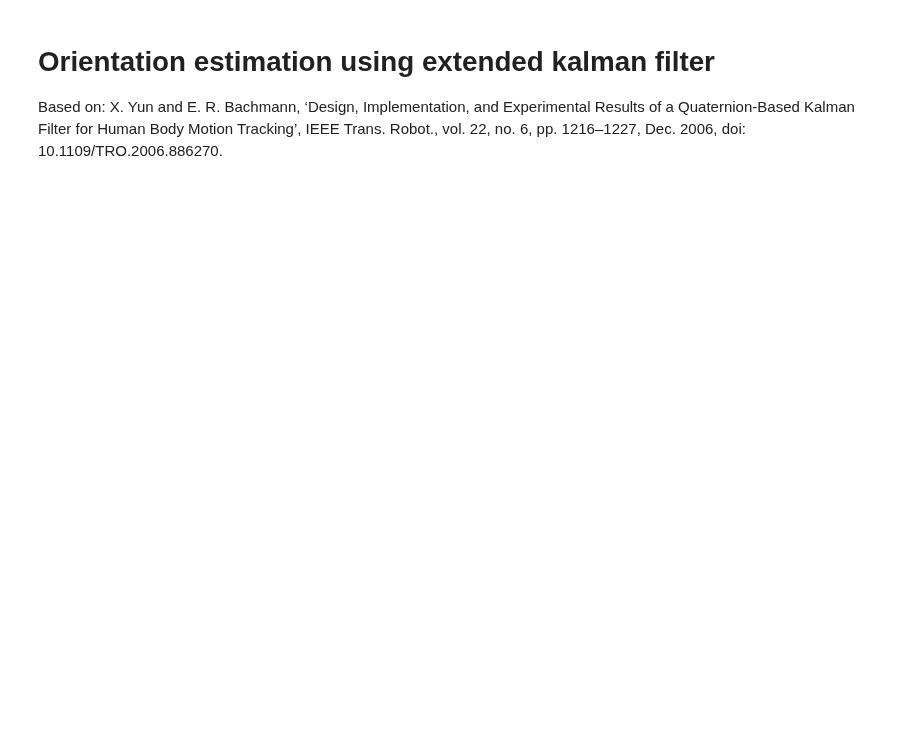
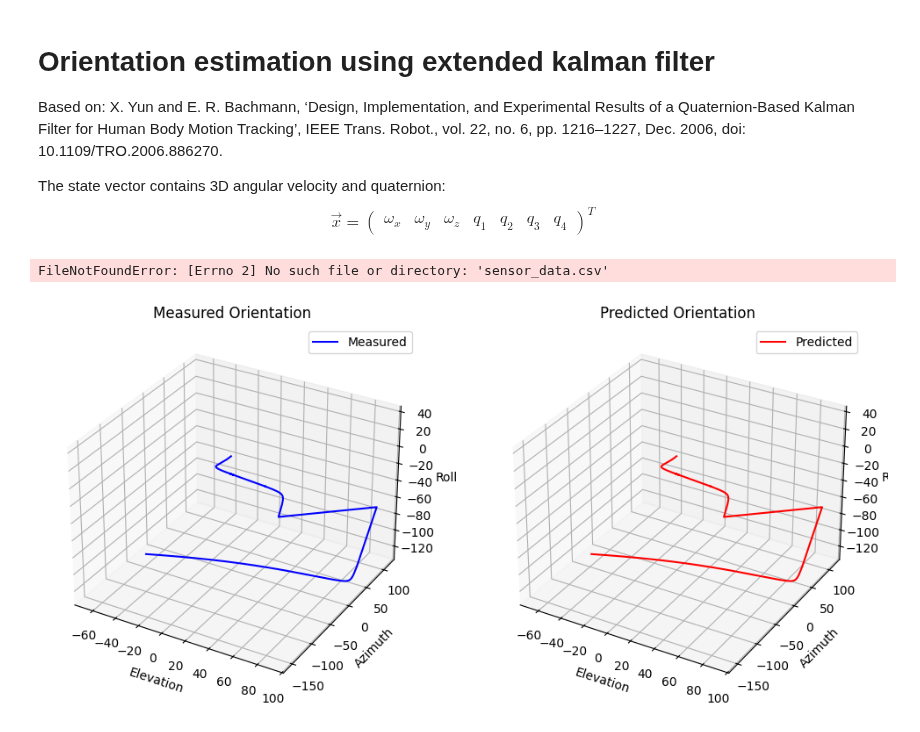
Before and after one commit to kjetteren/RaD_team1_HELIXON, a Jupyter notebook: kalman/QuaternionEKF.ipynb, the cells around one changed output. Cells and saved outputs as stored; diff of their text form; code cells hidden in the pictures; blank space fills up the shorter version.

```diff
--- a/kalman/QuaternionEKF.ipynb
+++ b/kalman/QuaternionEKF.ipynb
@@ -4,6 +8,10 @@ from filterpy.kalman import KalmanFilter
 # %% [markdown]
 # Orientation estimation using extended kalman filter
   Based on: X. Yun and E. R. Bachmann, ‘Design, Implementation, and Experimental Results of a Quaternion-Based Kalman Filter for Human Body Motion Tracking’, IEEE Trans. Robot., vol. 22, no. 6, pp. 1216–1227, Dec. 2006, doi: 10.1109/TRO.2006.886270.
+
+The state vector contains 3D angular velocity and quaternion: $$
+\vec{x} = \begin{pmatrix} \omega_x & \omega_y & \omega_z & q_1 & q_2 & q_3 & q_4 \end{pmatrix}^T
+$$
 # %%
 # this is the Jacobian (linearized version) of the state transition, equation (13)
 def phi(x, Ts, tau1, tau2, tau3):
@@ -14,6 +22,17 @@ def phi(x, Ts, tau1, tau2, tau3):
                     [(x[3]*Ts)/2, -(x[6]*Ts)/2, (x[5]*Ts)/2, (x[0]*Ts)/2, 1, (x[2]*Ts)/2, -(x[1]*Ts)/2],
                     [(x[6]*Ts)/2, (x[3]*Ts)/2, -(x[4]*Ts)/2, (x[1]*Ts)/2, -(x[2]*Ts)/2, 1, (x[0]*Ts)/2],
                     [-(x[5]*Ts)/2, (x[4]*Ts)/2, (x[3]*Ts)/2, (x[2]*Ts)/2, (x[1]*Ts)/2, -(x[0]*Ts)/2, 1]])
+
+# https://theshamblog.com/flying-around-3d-plots-with-an-imu-and-quaternions/
+def quat_to_elev_azim_roll(q, angle_offsets=(0, 0, 0)):
+    q0, q1, q2, q3 = q.w, q.x, q.y, q.z
+    phi = np.arctan2(-2*q1*q2 + 2*q0*q3, q1**2 + q0**2 - q3**2 - q2**2)
+    theta = np.arcsin(2*q1*q3 + 2*q0*q2)
+    psi = np.arctan2(-2*q2*q3 + 2*q0*q1, q3**2 - q2**2 - q1**2 + q0**2)
+    azim = np.rad2deg(phi) + angle_offsets[0]
+    elev = np.rad2deg(-theta) + angle_offsets[1]
+    roll = np.rad2deg(psi) + angle_offsets[2]
+    return elev, azim, roll
 # %%
 kf = KalmanFilter(dim_x=7, dim_z=7)
 kf.x = np.array([0., 0., 0., 0., 0., 0., 0.])
@@ -49,3 +68,53 @@ kf.R =  np.array([
     [0, 0, 0, 0, 0, 0, 0.0001]])
 
 kf.P *= 1000
+# %%
+measured_elev, measured_azim, measured_roll = [], [], []
+predicted_elev, predicted_azim, predicted_roll = [], [], []
+
+#waiting for data with quaternions and angular velocities
+df = pd.read_csv('sensor_data.csv')
+
+for row,i in df.itterrows():
+    z = [] #should take wx,wy,wz,q1,q2,q3,q4
+
+    kf.F = phi(kf.x, Ts, tau1, tau2, tau3)
+    kf.predict()
+    kf.update(z)
+
+    q_measured = np.quaternion(z[3], z[4], z[5], z[6])
+    elev, azim, roll = quat_to_elev_azim_roll(q_measured, (0,0,0))
+    measured_elev.append(elev)
+    measured_azim.append(azim)
+    measured_roll.append(roll)
+
+    x = kf.x
+    q_predicted = np.quaternion(x[3], x[4], x[5], x[6])
+    elev, azim, roll = quat_to_elev_azim_roll(q_measured, (0,0,0))
+    predicted_elev.append(elev)
+    predicted_azim.append(azim)
+    predicted_roll.append(roll)
+# %% [output]
+FileNotFoundError: [Errno 2] No such file or directory: 'sensor_data.csv'
+# %%
+fig = plt.figure(figsize=(12, 8))
+
+ax1 = fig.add_subplot(121, projection='3d')
+ax1.plot(measured_elev, measured_azim, measured_roll, label='Measured', color='blue')
+ax1.set_xlabel('Elevation')
+ax1.set_ylabel('Azimuth')
+ax1.set_zlabel('Roll')
+ax1.set_title('Measured Orientation')
+ax1.legend()
+
+ax2 = fig.add_subplot(122, projection='3d')
+ax2.plot(predicted_elev, predicted_azim, predicted_roll, label='Predicted', color='red')
+ax2.set_xlabel('Elevation')
+ax2.set_ylabel('Azimuth')
+ax2.set_zlabel('Roll')
+ax2.set_title('Predicted Orientation')
+ax2.legend()
+
+plt.show()
+# %% [output]
+[figure, added]
```
Also changed, not shown: parts of 1 cell of this notebook.
